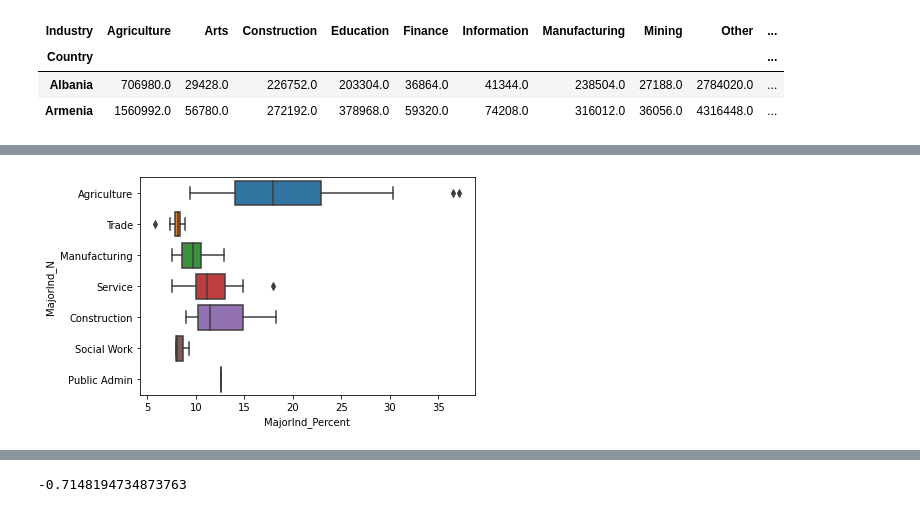
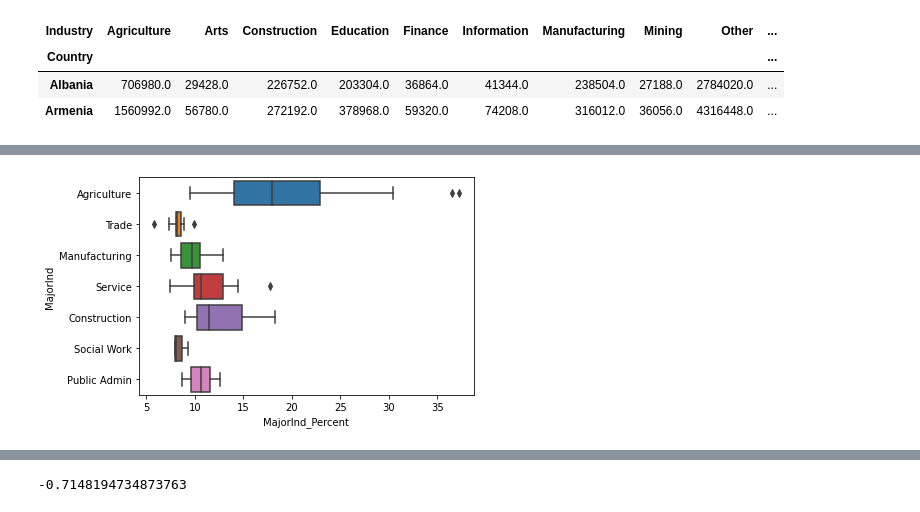
Before and after one commit to nss-data-science-cohort-6/un_data_question-essetetsahai, a Jupyter notebook: notebooks/UN_Data_Exploration.ipynb, the cells around one changed output, grey strips where cells are left out. Cells and saved outputs as stored; diff of their text form; code cells hidden in the pictures.

```diff
--- a/notebooks/UN_Data_Exploration.ipynb
+++ b/notebooks/UN_Data_Exploration.ipynb
@@ -698,2 +712,4 @@ Agriculture is the most common major industry (has the most countries with Agric
 # %%
-emp_pivoted['MajorInd_Percent'] = 100*emp_pivoted['MajorInd']/emp_pivoted['Sum']
+#I don't know how useful or meaningful this is.
+#Calculate the percentage of the population in each major industry
+emp_pivoted['MajorInd_Percent'] = 100*emp_pivoted['MajorInd_N']/emp_pivoted['Sum']
@@ -710,4 +716,4 @@ emp_pivoted.head()
 # %%
-sns.boxplot(data=emp_pivoted, x='MajorInd_Percent', y = 'MajorInd_N');
+sns.boxplot(data=emp_pivoted, x='MajorInd_Percent', y = 'MajorInd');
 # %% [output]
-[figure, old version]
+[figure, new version]
```
Also changed, not shown: parts of 64 cells of this notebook.
